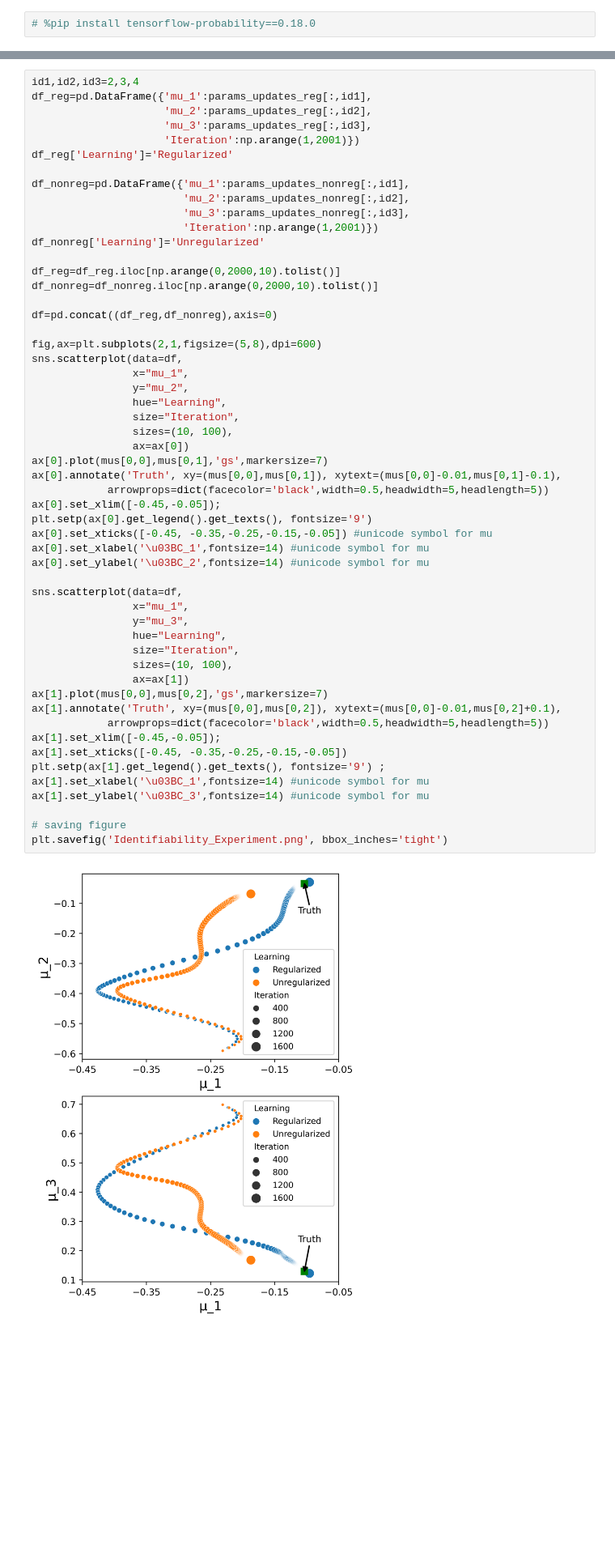
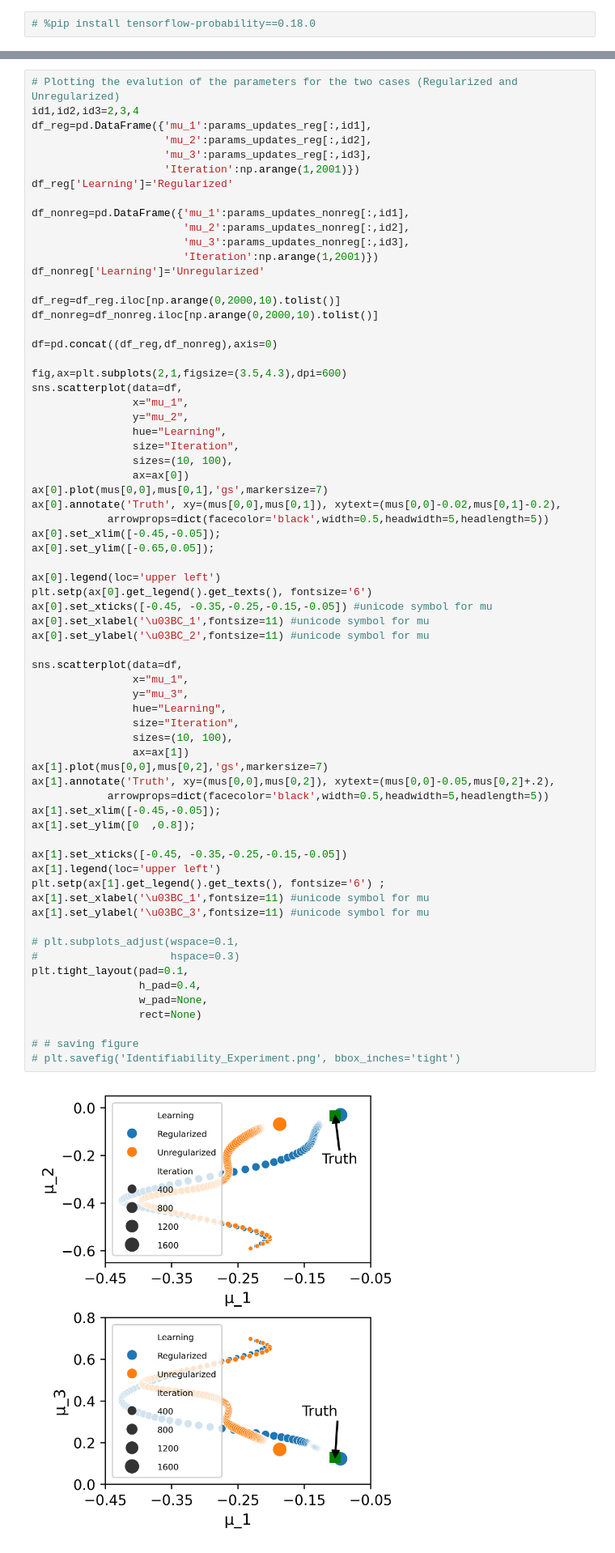
Before and after one commit to ashutosh-tewari/GMCM, a Jupyter notebook: Identifiability_exp.ipynb, the cells around one changed output, grey strips where cells are left out. Shown at 81% size. Saved outputs shown, nothing was run; the diff lists cells and outputs as text; blank space fills up the shorter version.

```diff
--- a/Identifiability_exp.ipynb
+++ b/Identifiability_exp.ipynb
@@ -110,4 +107,5 @@ ll_nonreg,_,params_updates_nonreg=gmc_obj.fit_dist(
 # %%
+# Plotting the evalution of the parameters for the two cases (Regularized and Unregularized)
 id1,id2,id3=2,3,4
 df_reg=pd.DataFrame({'mu_1':params_updates_reg[:,id1],
                      'mu_2':params_updates_reg[:,id2],
@@ -124,42 +122,55 @@ df_nonreg['Learning']='Unregularized'
 df_reg=df_reg.iloc[np.arange(0,2000,10).tolist()]
 df_nonreg=df_nonreg.iloc[np.arange(0,2000,10).tolist()]
 
 df=pd.concat((df_reg,df_nonreg),axis=0)
 
-fig,ax=plt.subplots(2,1,figsize=(5,8),dpi=600)
+fig,ax=plt.subplots(2,1,figsize=(3.5,4.3),dpi=600)
 sns.scatterplot(data=df,
                 x="mu_1",
                 y="mu_2",
                 hue="Learning",
                 size="Iteration",
                 sizes=(10, 100),
                 ax=ax[0])
 ax[0].plot(mus[0,0],mus[0,1],'gs',markersize=7)
-ax[0].annotate('Truth', xy=(mus[0,0],mus[0,1]), xytext=(mus[0,0]-0.01,mus[0,1]-0.1),
+ax[0].annotate('Truth', xy=(mus[0,0],mus[0,1]), xytext=(mus[0,0]-0.02,mus[0,1]-0.2),
             arrowprops=dict(facecolor='black',width=0.5,headwidth=5,headlength=5))
 ax[0].set_xlim([-0.45,-0.05]);
-plt.setp(ax[0].get_legend().get_texts(), fontsize='9')
+ax[0].set_ylim([-0.65,0.05]);
+
+ax[0].legend(loc='upper left')
+plt.setp(ax[0].get_legend().get_texts(), fontsize='6')
 ax[0].set_xticks([-0.45, -0.35,-0.25,-0.15,-0.05]) #unicode symbol for mu
-ax[0].set_xlabel('\u03BC_1',fontsize=14) #unicode symbol for mu
-ax[0].set_ylabel('\u03BC_2',fontsize=14) #unicode symbol for mu
+ax[0].set_xlabel('\u03BC_1',fontsize=11) #unicode symbol for mu
+ax[0].set_ylabel('\u03BC_2',fontsize=11) #unicode symbol for mu
 
 sns.scatterplot(data=df,
                 x="mu_1",
                 y="mu_3",
                 hue="Learning",
                 size="Iteration",
                 sizes=(10, 100),
                 ax=ax[1])
 ax[1].plot(mus[0,0],mus[0,2],'gs',markersize=7)
-ax[1].annotate('Truth', xy=(mus[0,0],mus[0,2]), xytext=(mus[0,0]-0.01,mus[0,2]+0.1),
+ax[1].annotate('Truth', xy=(mus[0,0],mus[0,2]), xytext=(mus[0,0]-0.05,mus[0,2]+.2),
             arrowprops=dict(facecolor='black',width=0.5,headwidth=5,headlength=5))
 ax[1].set_xlim([-0.45,-0.05]);
+ax[1].set_ylim([0  ,0.8]);
+
 ax[1].set_xticks([-0.45, -0.35,-0.25,-0.15,-0.05])
-plt.setp(ax[1].get_legend().get_texts(), fontsize='9') ;
-ax[1].set_xlabel('\u03BC_1',fontsize=14) #unicode symbol for mu
-ax[1].set_ylabel('\u03BC_3',fontsize=14) #unicode symbol for mu
+ax[1].legend(loc='upper left')
+plt.setp(ax[1].get_legend().get_texts(), fontsize='6') ;
+ax[1].set_xlabel('\u03BC_1',fontsize=11) #unicode symbol for mu
+ax[1].set_ylabel('\u03BC_3',fontsize=11) #unicode symbol for mu
 
-# saving figure
-plt.savefig('Identifiability_Experiment.png', bbox_inches='tight')
+# plt.subplots_adjust(wspace=0.1,
+#                     hspace=0.3)
+plt.tight_layout(pad=0.1,
+                 h_pad=0.4,
+                 w_pad=None,
+                 rect=None)
+
+# # saving figure
+# plt.savefig('Identifiability_Experiment.png', bbox_inches='tight')
 # %% [output]
-[figure, old version]
+[figure, new version]
```
Also changed, not shown: parts of 4 cells of this notebook, 2 other files.
